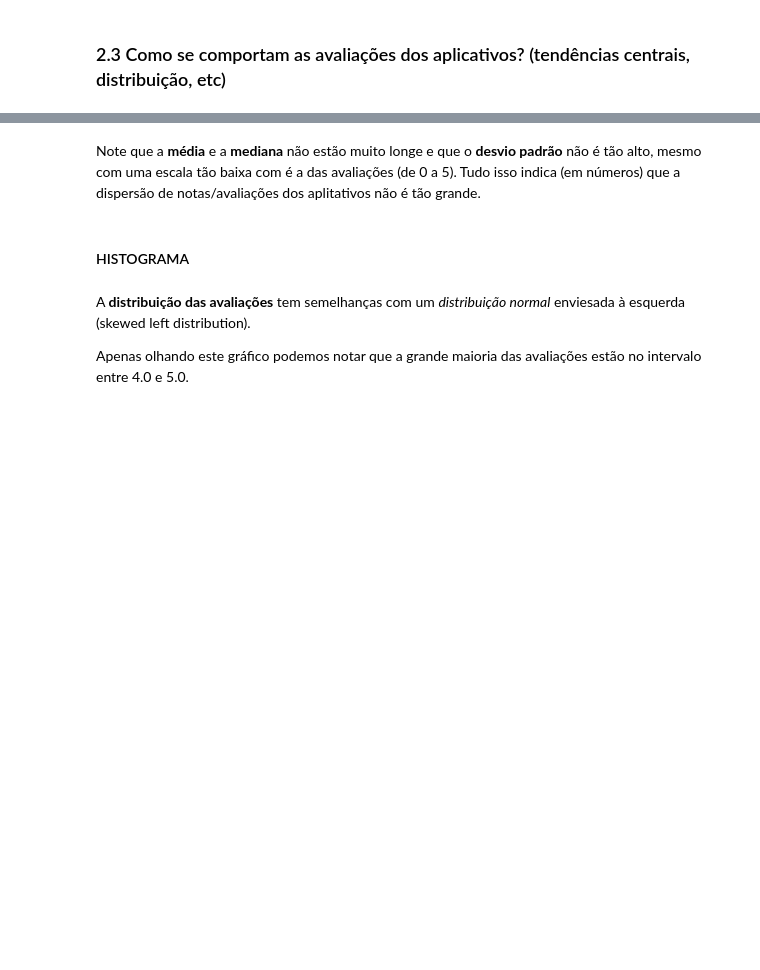
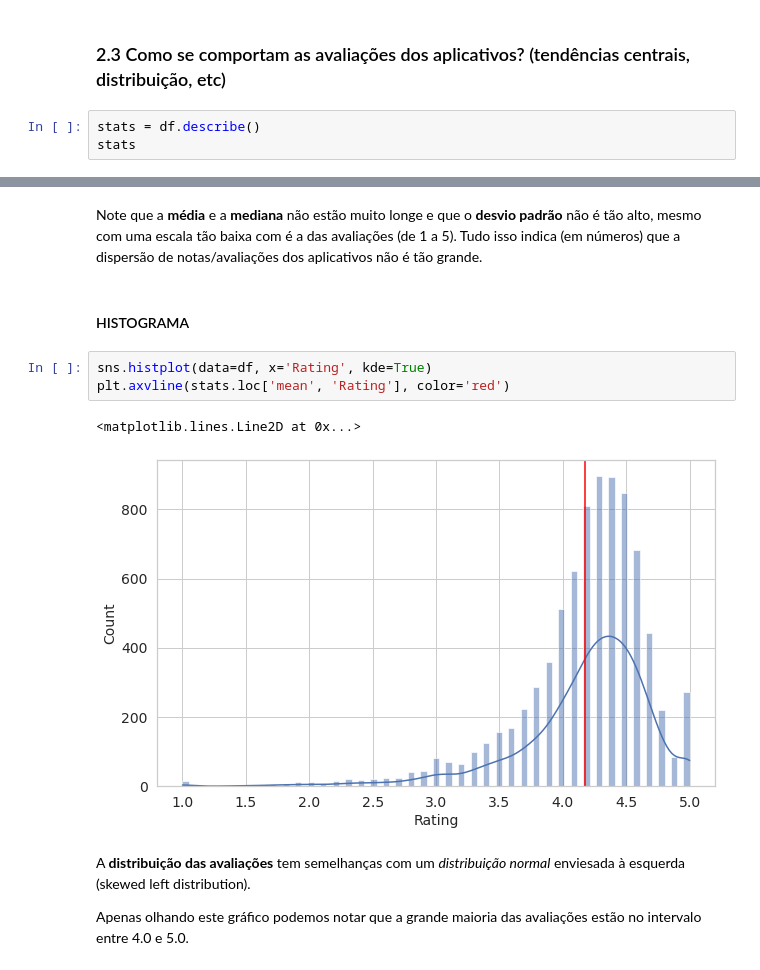
Before and after one commit to prof-samuka-IFSP/IFSP-CMP-INTL6-2021.2, a Jupyter notebook: analise-exploratoria-de-dados/analise_exploratoria_de_dados_googleplaystore.ipynb, the cells around one changed output, grey strips where cells are left out. Saved outputs shown, nothing was run; the diff lists cells and outputs as text; blank space fills up the shorter version.

```diff
--- a/analise-exploratoria-de-dados/analise_exploratoria_de_dados_googleplaystore.ipynb
+++ b/analise-exploratoria-de-dados/analise_exploratoria_de_dados_googleplaystore.ipynb
@@ -205,3 +205,6 @@ display()  # omite saída de texto na tela vindas da biblioteca de plot
 As cores ilustradas no plot _não têm qualquer significado_ (nenhuma variável foi codificada usando cor).
 # %% [markdown]
 ### 2.3 Como se comportam as avaliações dos aplicativos? (tendências centrais, distribuição, etc)
+# %%
+stats = df.describe()
+stats
@@ -208,7 +233,13 @@ As cores ilustradas no plot _não têm qualquer significado_ (nenhuma variável
 # %% [markdown]
-Note que a **média** e a **mediana** não estão muito longe e que o **desvio padrão** não é tão alto, mesmo com uma escala tão baixa com é a das avaliações (de 0 a 5). Tudo isso indica (em números) que a dispersão de notas/avaliações dos aplitativos não é tão grande.
+Note que a **média** e a **mediana** não estão muito longe e que o **desvio padrão** não é tão alto, mesmo com uma escala tão baixa com é a das avaliações (de 1 a 5). Tudo isso indica (em números) que a dispersão de notas/avaliações dos aplicativos não é tão grande.
 # %% [markdown]
 #### HISTOGRAMA
+# %%
+sns.histplot(data=df, x='Rating', kde=True)
+plt.axvline(stats.loc['mean', 'Rating'], color='red')
+# %% [output]
+<matplotlib.lines.Line2D at 0x...>
+[figure, added]
 # %% [markdown]
 A **distribuição das avaliações** tem semelhanças com um _distribuição normal_ enviesada à esquerda (skewed left distribution). <br/>
 
```
Also changed, not shown: parts of 39 cells of this notebook, 2 other files.
